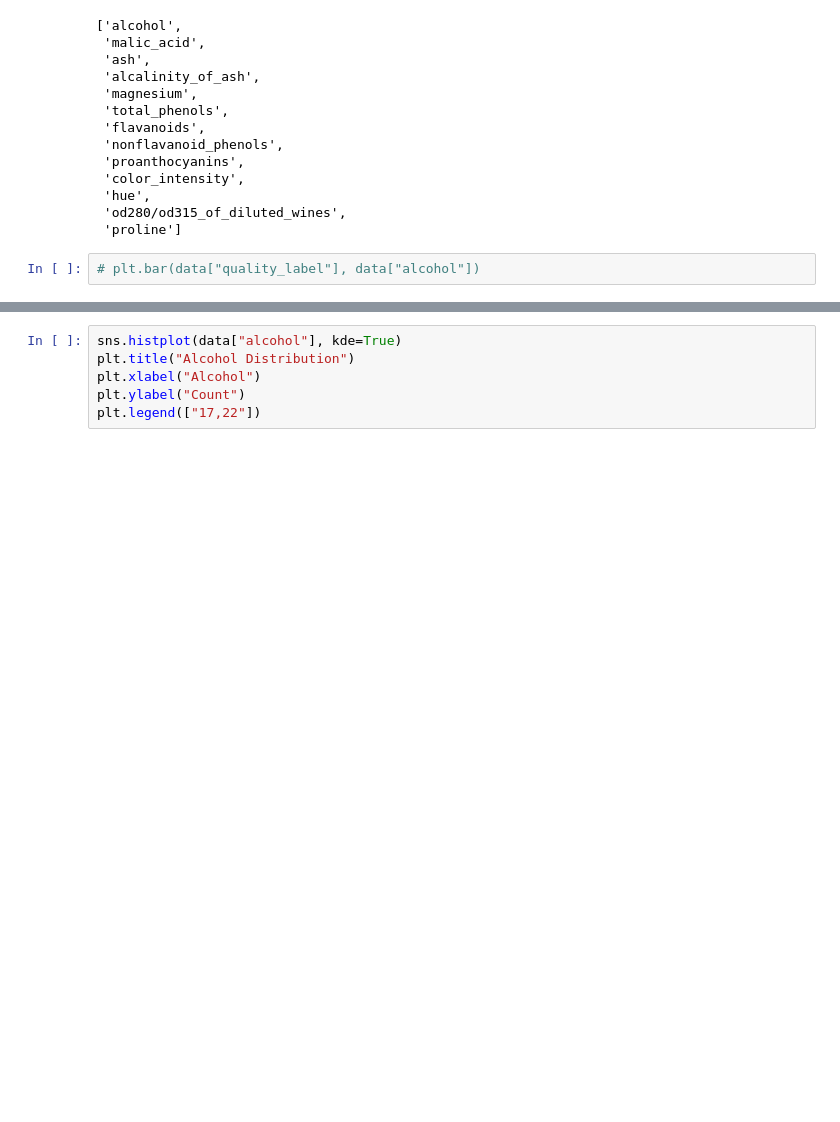
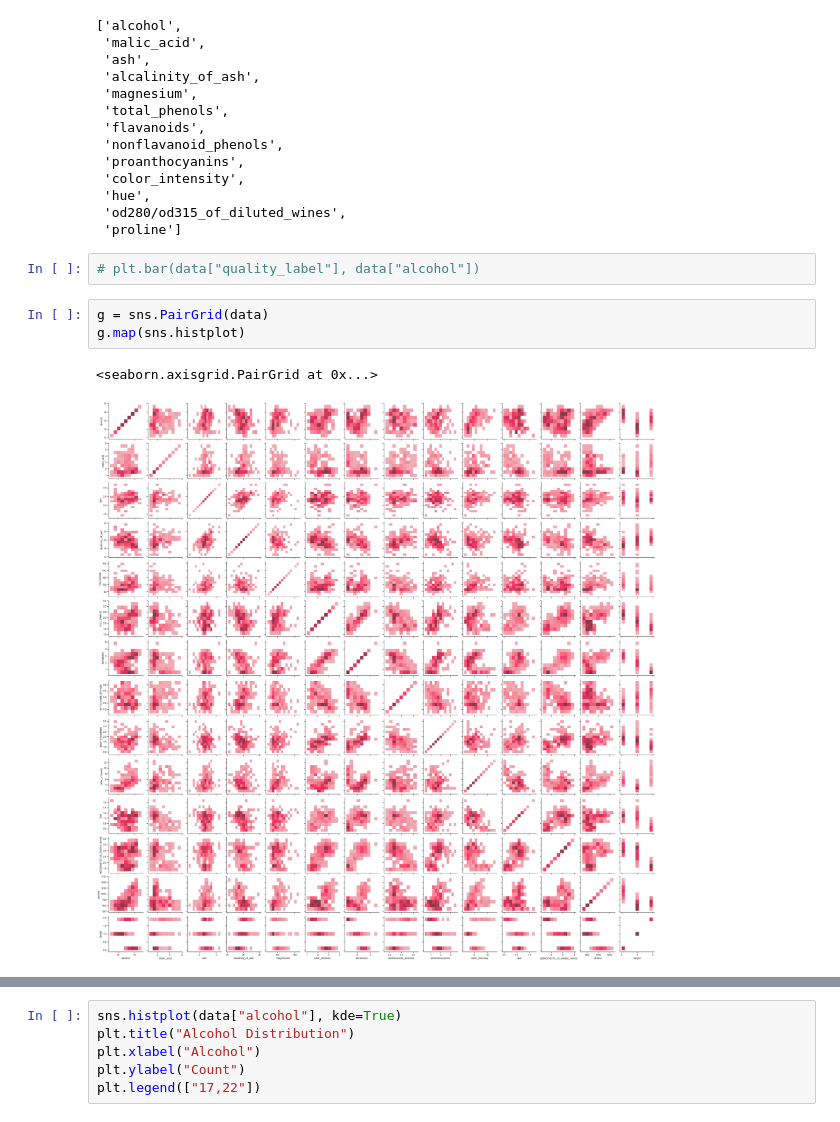
Before and after one commit to Kaustuv-Karki/Data-mining, a Jupyter notebook: DecisionTree/DecisionTree.ipynb, the cells around one changed output, grey strips where cells are left out. Saved outputs shown, nothing was run; the diff lists cells and outputs as text; blank space fills up the shorter version.

```diff
--- a/DecisionTree/DecisionTree.ipynb
+++ b/DecisionTree/DecisionTree.ipynb
@@ -189,3 +206,9 @@ column_name
  'proline']
 # %%
 # plt.bar(data["quality_label"], data["alcohol"])
+# %%
+g = sns.PairGrid(data)
+g.map(sns.histplot)
+# %% [output]
+<seaborn.axisgrid.PairGrid at 0x...>
+[figure, added]
```
Also changed, not shown: parts of 12 cells of this notebook.
